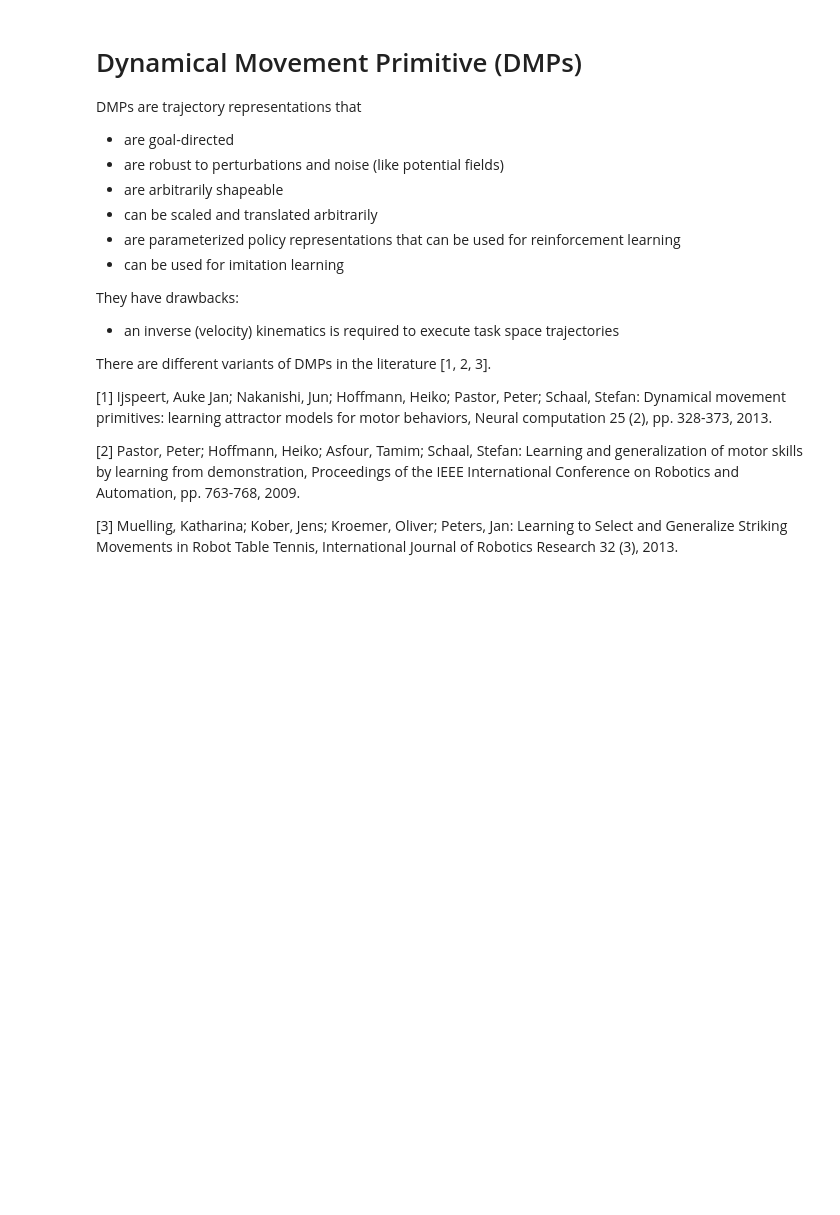
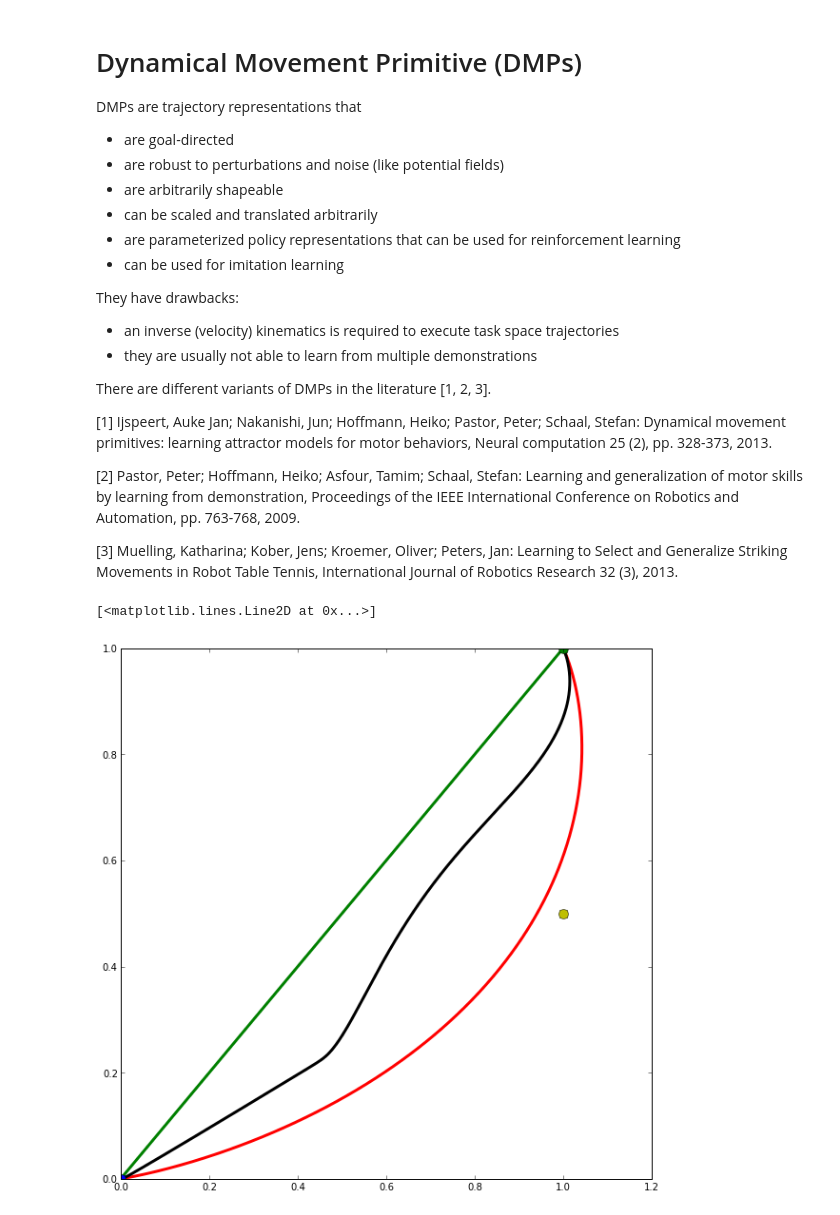
Before and after one commit to AlexanderFabisch/PyDMP, a Jupyter notebook: DMP.ipynb, the cells around one changed output. Saved outputs shown, nothing was run; the diff lists cells and outputs as text; code cells hidden in the pictures; blank space fills up the shorter version.

```diff
--- a/DMP.ipynb
+++ b/DMP.ipynb
@@ -16,6 +29,7 @@ DMPs are trajectory representations that
 They have drawbacks:
 
 * an inverse (velocity) kinematics is required to execute task space trajectories
+* they are usually not able to learn from multiple demonstrations
 
 There are different variants of DMPs in the literature [1, 2, 3].
 
@@ -34,8 +48,10 @@ x0 = array([0, 0], dtype=float64)
 g = array([1, 1], dtype=float64)
 tau = 1.0
 n_features = 50
-w = numpy.vstack((random.multivariate_normal(random.randn(n_features)*linspace(100, 1000, n_features), 500*random.randn(n_features, n_features)),
-                  random.multivariate_normal(random.randn(n_features)*linspace(100, 1000, n_features), 500*random.randn(n_features, n_features))))
+w = numpy.vstack((random.multivariate_normal(random.randn(n_features)*linspace(100, 1000, n_features),
+                  500*random.randn(n_features, n_features)),
+                  random.multivariate_normal(random.randn(n_features)*linspace(100, 1000, n_features),
+                  500*random.randn(n_features, n_features))))
 # w = array([[0.0, -300.0, 200.0, 100.0], [-200.0, 0.0, -200.0, -500.0]])
 o = array([1.0, 0.5])
 n_steps = 1000
@@ -43,8 +59,8 @@ dt = tau / n_steps
 
 dmp = DMP()
 
-x_range = (0, 2)
-y_range = (0, 2)
+x_range = (-0.2, 1.2)
+y_range = (-0.2, 1.2)
 n_tics = 10
 
 def trajectory(dmp, shape, avoidance):
@@ -65,33 +81,36 @@ def trajectory(dmp, shape, avoidance):
     return array(T)
 
 def potential_field(dmp, t, v):
     X, Y = meshgrid(linspace(x_range[0], x_range[1], n_tics),
                     linspace(y_range[0], y_range[1], n_tics))
     pos = array((X, Y)).transpose((1, 2, 0))
     vel = ones_like(pos)
     for i in xrange(pos.shape[0]):
         for j in xrange(pos.shape[1]):
             vel[i, j] = v
     sd = dmp.spring_damper(x0, g, tau, dmp.phase(tau, n_steps, t), pos, vel)
     f = dmp.forcing_term(x0, g, tau, w, dmp.phase(tau, n_steps, t), pos)
     C = dmp.obstacle(o, pos, vel)
     acc = sd + f + C
     return X, Y, sd, f, C, acc
 
 
 G = trajectory(dmp, shape=False, avoidance=False)
 T = trajectory(dmp, shape=True, avoidance=False)
 O = trajectory(dmp, shape=True, avoidance=True)
 
 fig = figure(figsize=(10, 10))
 
 plot(G[:, 0], G[:, 1], lw=3, color="g")
 plot(T[:, 0], T[:, 1], lw=3, color="r")
 plot(O[:, 0], O[:, 1], lw=3, color="black")
 
 plot(x0[0], x0[1], "o", color="b", markersize=10)
 plot(g[0], g[1], "o", color="g", markersize=10)
 plot(o[0], o[1], "o", color="y", markersize=10)
+# %% [output]
+[<matplotlib.lines.Line2D at 0x...>]
+[figure, added]
 # %%
 def potential_trajectory(dmp, n_steps, shape, avoidance):
     T = [x0.copy()]
```
Also changed, not shown: parts of 3 cells of this notebook, 1 other file.
